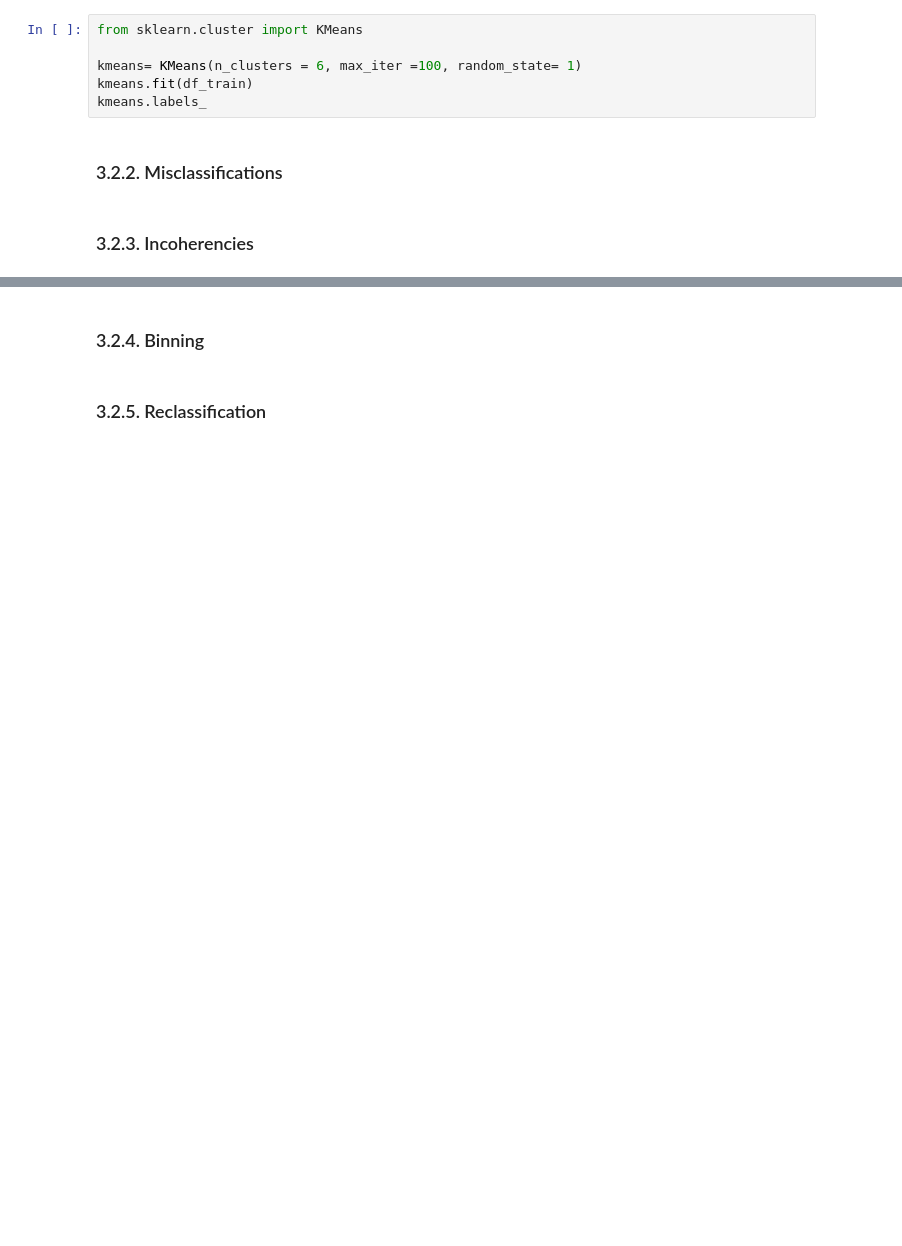
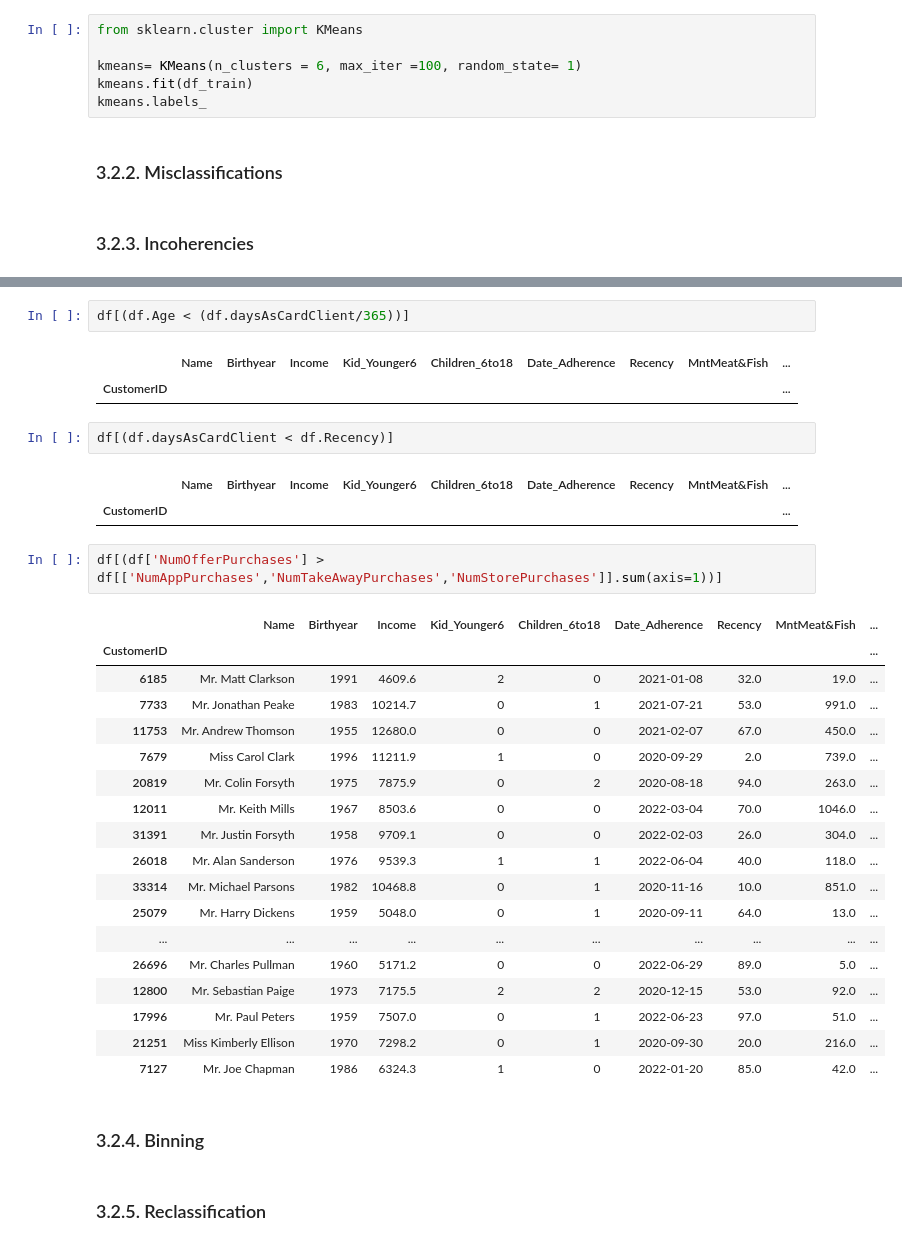
Before and after one commit to MikeOlhao/DSML_projeto, a Jupyter notebook: DSML_202223_Clusters_Group09_Notebook.ipynb, the cells around one changed output, grey strips where cells are left out. Drawn from its saved outputs; the diff is of its cells as text; blank space fills up the shorter version.

```diff
--- a/DSML_202223_Clusters_Group09_Notebook.ipynb
+++ b/DSML_202223_Clusters_Group09_Notebook.ipynb
@@ -1060,3 +1100,34 @@ kmeans.labels_
+# %%
+df[(df.Age < (df.daysAsCardClient/365))]
+# %% [output]
+|  | Name | Birthyear | Income | Kid_Younger6 | Children_6to18 | Date_Adherence | Recency | MntMeat&Fish | ... |
+| CustomerID |  |  |  |  |  |  |  |  | ... |
+# %%
+df[(df.daysAsCardClient < df.Recency)]
+# %% [output]
+|  | Name | Birthyear | Income | Kid_Younger6 | Children_6to18 | Date_Adherence | Recency | MntMeat&Fish | ... |
+| CustomerID |  |  |  |  |  |  |  |  | ... |
+# %%
+df[(df['NumOfferPurchases'] > df[['NumAppPurchases','NumTakeAwayPurchases','NumStorePurchases']].sum(axis=1))]
+# %% [output]
+|  | Name | Birthyear | Income | Kid_Younger6 | Children_6to18 | Date_Adherence | Recency | MntMeat&Fish | ... |
+| CustomerID |  |  |  |  |  |  |  |  | ... |
+| 6185 | Mr. Matt Clarkson | 1991 | 4609.6 | 2 | 0 | 2021-01-08 | 32.0 | 19.0 | ... |
+| 7733 | Mr. Jonathan Peake | 1983 | 10214.7 | 0 | 1 | 2021-07-21 | 53.0 | 991.0 | ... |
+| 11753 | Mr. Andrew Thomson | 1955 | 12680.0 | 0 | 0 | 2021-02-07 | 67.0 | 450.0 | ... |
+| 7679 | Miss Carol Clark | 1996 | 11211.9 | 1 | 0 | 2020-09-29 | 2.0 | 739.0 | ... |
+| 20819 | Mr. Colin Forsyth | 1975 | 7875.9 | 0 | 2 | 2020-08-18 | 94.0 | 263.0 | ... |
+| 12011 | Mr. Keith Mills | 1967 | 8503.6 | 0 | 0 | 2022-03-04 | 70.0 | 1046.0 | ... |
+| 31391 | Mr. Justin Forsyth | 1958 | 9709.1 | 0 | 0 | 2022-02-03 | 26.0 | 304.0 | ... |
+| 26018 | Mr. Alan Sanderson | 1976 | 9539.3 | 1 | 1 | 2022-06-04 | 40.0 | 118.0 | ... |
+| 33314 | Mr. Michael Parsons | 1982 | 10468.8 | 0 | 1 | 2020-11-16 | 10.0 | 851.0 | ... |
+| 25079 | Mr. Harry Dickens | 1959 | 5048.0 | 0 | 1 | 2020-09-11 | 64.0 | 13.0 | ... |
+| ... | ... | ... | ... | ... | ... | ... | ... | ... | ... |
+| 26696 | Mr. Charles Pullman | 1960 | 5171.2 | 0 | 0 | 2022-06-29 | 89.0 | 5.0 | ... |
+| 12800 | Mr. Sebastian Paige | 1973 | 7175.5 | 2 | 2 | 2020-12-15 | 53.0 | 92.0 | ... |
+| 17996 | Mr. Paul Peters | 1959 | 7507.0 | 0 | 1 | 2022-06-23 | 97.0 | 51.0 | ... |
+| 21251 | Miss Kimberly Ellison | 1970 | 7298.2 | 0 | 1 | 2020-09-30 | 20.0 | 216.0 | ... |
+| 7127 | Mr. Joe Chapman | 1986 | 6324.3 | 1 | 0 | 2022-01-20 | 85.0 | 42.0 | ... |
 # %% [markdown]
 ### 3.2.4. Binning
 # %% [markdown]
```
Also changed, not shown: parts of 2 cells of this notebook.
